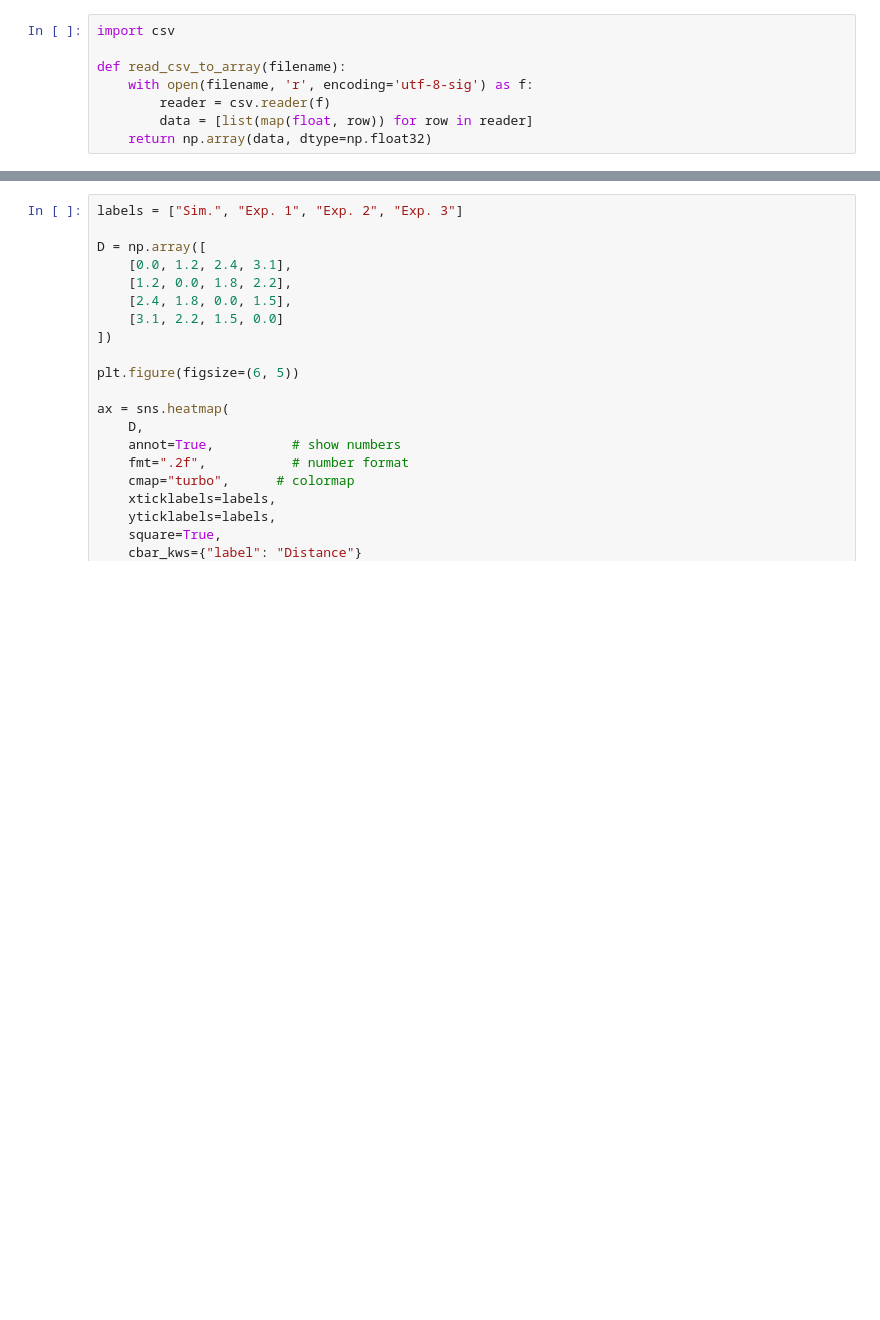
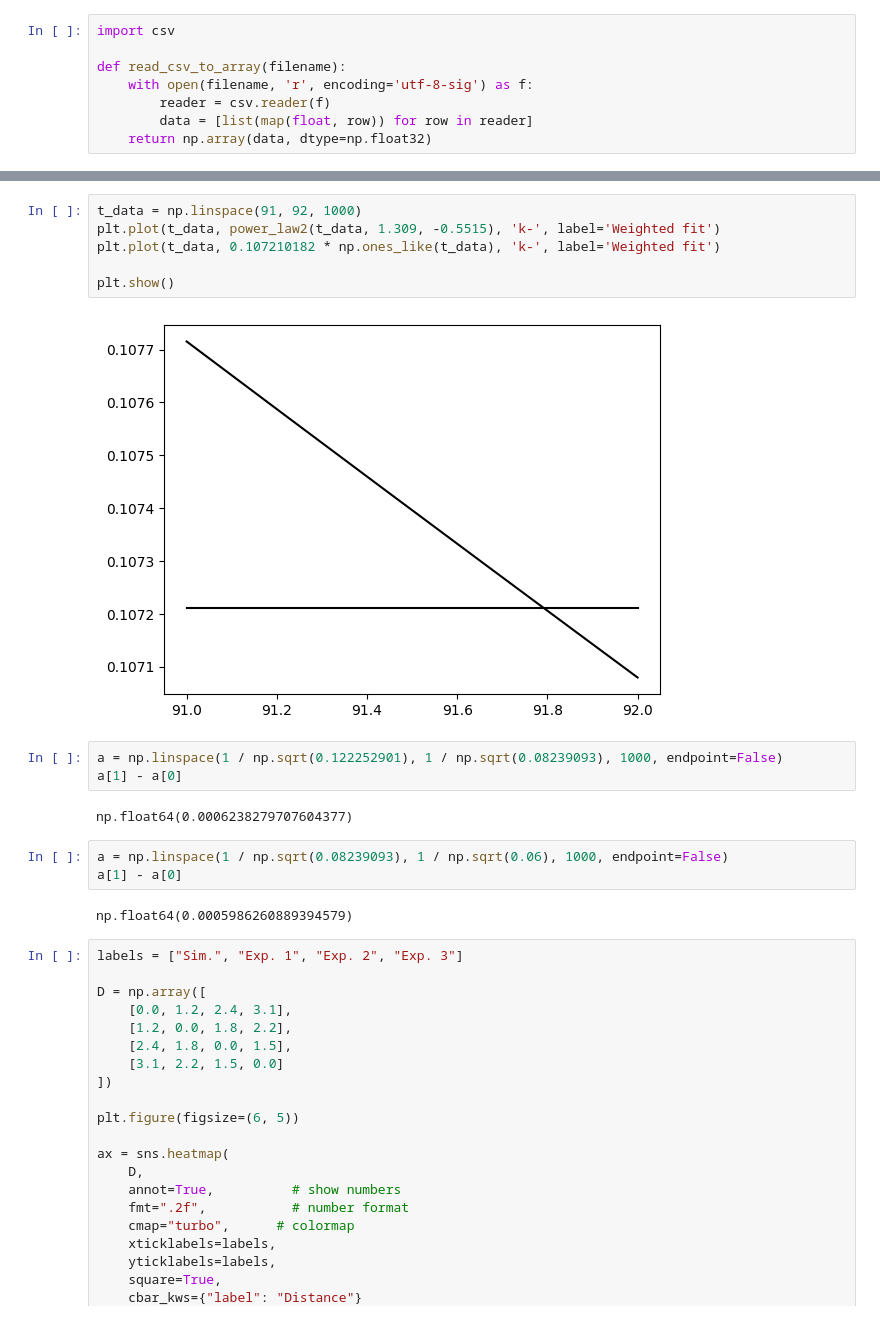
Before and after one commit to morphing-matter-lab/muscle-fiber-model, a Jupyter notebook: stats.ipynb, the cells around one changed output, grey strips where cells are left out. Saved outputs shown, nothing was run; the diff lists cells and outputs as text; blank space fills up the shorter version.

```diff
--- a/stats.ipynb
+++ b/stats.ipynb
@@ -547,3 +559,21 @@ plt.show()
+# %%
+t_data = np.linspace(91, 92, 1000)
+plt.plot(t_data, power_law2(t_data, 1.309, -0.5515), 'k-', label='Weighted fit')
+plt.plot(t_data, 0.107210182 * np.ones_like(t_data), 'k-', label='Weighted fit')
+
+plt.show()
+# %% [output]
+[figure, added]
+# %%
+a = np.linspace(1 / np.sqrt(0.122252901), 1 / np.sqrt(0.08239093), 1000, endpoint=False)
+a[1] - a[0]
+# %% [output]
+np.float64(0.0006238279707604377)
+# %%
+a = np.linspace(1 / np.sqrt(0.08239093), 1 / np.sqrt(0.06), 1000, endpoint=False)
+a[1] - a[0]
+# %% [output]
+np.float64(0.0005986260889394579)
 # %%
 labels = ["Sim.", "Exp. 1", "Exp. 2", "Exp. 3"]
 
```
Also changed, not shown: parts of 3 cells of this notebook, 12 other files.
